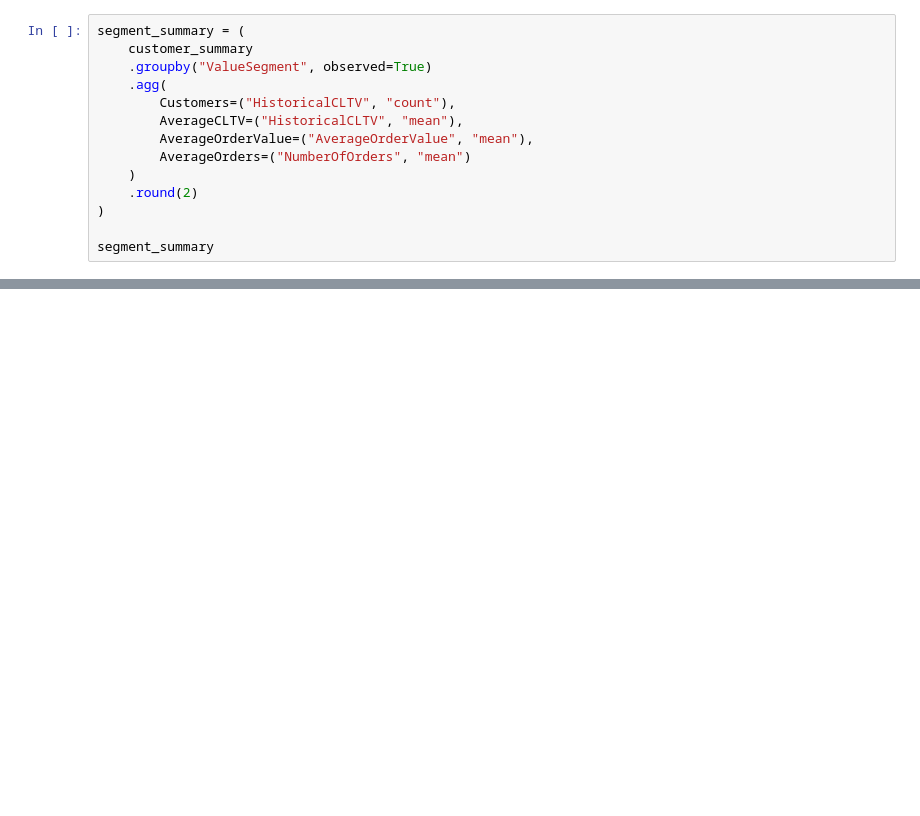
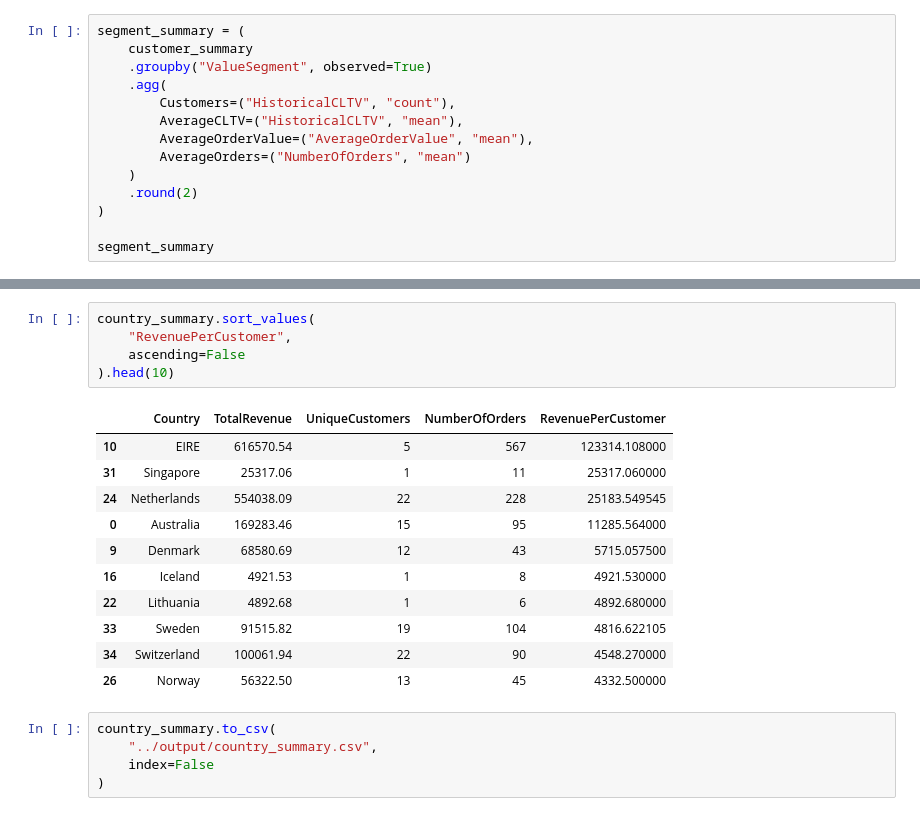
Before and after one commit to Tamoze/SaaS-ECommerce-Cohort-Retention-CLTV-Analysis, a Jupyter notebook: notebooks/week1-datacleaning.ipynb, the cells around one changed output, grey strips where cells are left out. Cells and saved outputs as stored; diff of their text form; blank space fills up the shorter version.

```diff
--- a/notebooks/week1-datacleaning.ipynb
+++ b/notebooks/week1-datacleaning.ipynb
@@ -973,0 +1009,22 @@ segment_summary
+# %%
+country_summary.sort_values(
+    "RevenuePerCustomer",
+    ascending=False
+).head(10)
+# %% [output]
+|  | Country | TotalRevenue | UniqueCustomers | NumberOfOrders | RevenuePerCustomer |
+| 10 | EIRE | 616570.54 | 5 | 567 | 123314.108000 |
+| 31 | Singapore | 25317.06 | 1 | 11 | 25317.060000 |
+| 24 | Netherlands | 554038.09 | 22 | 228 | 25183.549545 |
+| 0 | Australia | 169283.46 | 15 | 95 | 11285.564000 |
+| 9 | Denmark | 68580.69 | 12 | 43 | 5715.057500 |
+| 16 | Iceland | 4921.53 | 1 | 8 | 4921.530000 |
+| 22 | Lithuania | 4892.68 | 1 | 6 | 4892.680000 |
+| 33 | Sweden | 91515.82 | 19 | 104 | 4816.622105 |
+| 34 | Switzerland | 100061.94 | 22 | 90 | 4548.270000 |
+| 26 | Norway | 56322.50 | 13 | 45 | 4332.500000 |
+# %%
+country_summary.to_csv(
+    "../output/country_summary.csv",
+    index=False
+)
```
Also changed, not shown: parts of 3 cells of this notebook, 1 other file.
